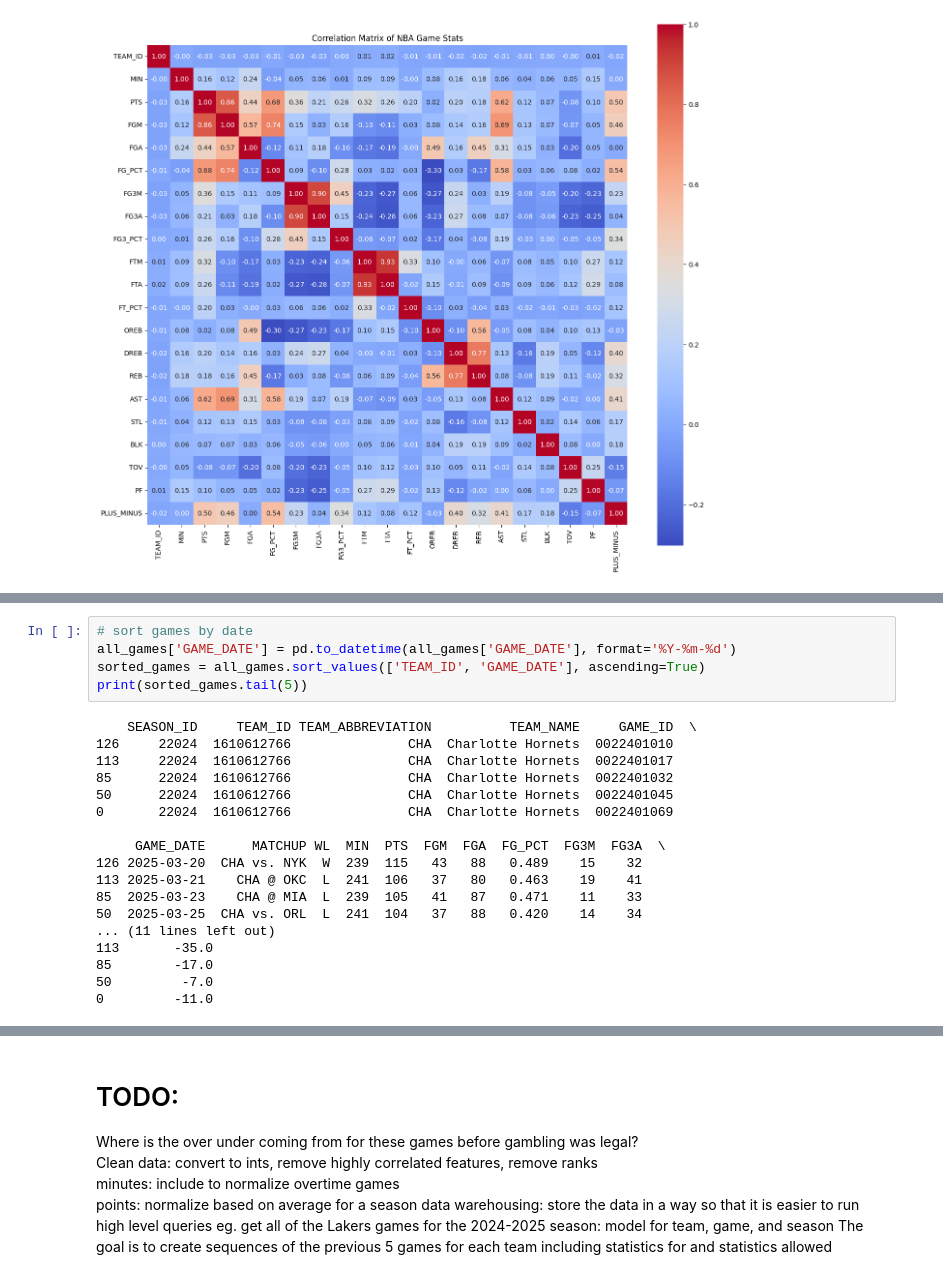
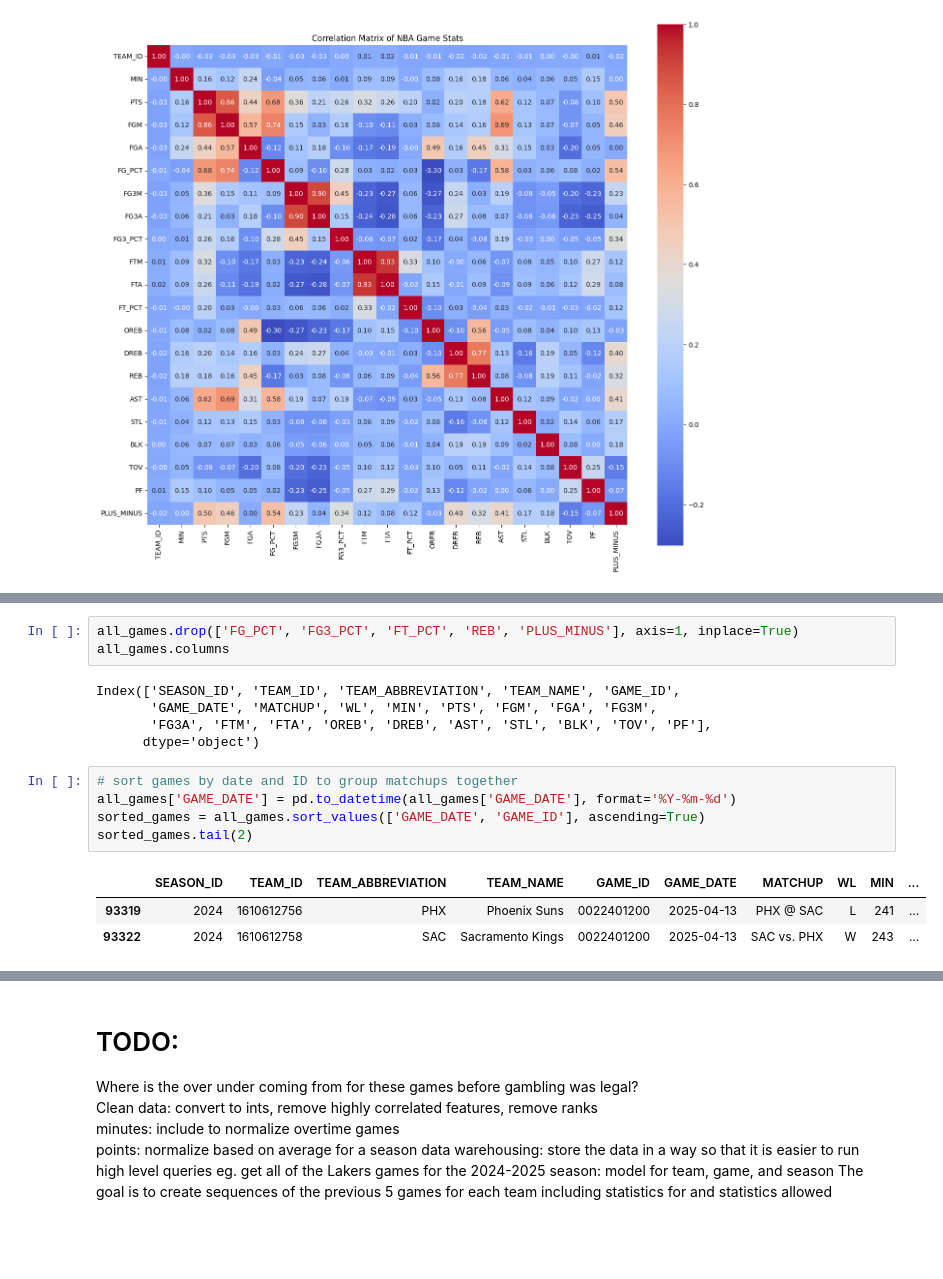
Before and after one commit to wtbtucker/NBA-Machine-Learning-Sports-Betting, a Jupyter notebook: data_mining_pipeline.ipynb, the cells around one changed output, grey strips where cells are left out. Drawn from its saved outputs; the diff is of its cells as text; blank space fills up the shorter version.

```diff
--- a/data_mining_pipeline.ipynb
+++ b/data_mining_pipeline.ipynb
@@ -168,23 +184,17 @@ PLUS_MINUS: point differential
+# %%
+all_games.drop(['FG_PCT', 'FG3_PCT', 'FT_PCT', 'REB', 'PLUS_MINUS'], axis=1, inplace=True)
+all_games.columns
+# %% [output]
+Index(['SEASON_ID', 'TEAM_ID', 'TEAM_ABBREVIATION', 'TEAM_NAME', 'GAME_ID',
+       'GAME_DATE', 'MATCHUP', 'WL', 'MIN', 'PTS', 'FGM', 'FGA', 'FG3M',
+       'FG3A', 'FTM', 'FTA', 'OREB', 'DREB', 'AST', 'STL', 'BLK', 'TOV', 'PF'],
+      dtype='object')
 # %%
-# sort games by date
+# sort games by date and ID to group matchups together
 all_games['GAME_DATE'] = pd.to_datetime(all_games['GAME_DATE'], format='%Y-%m-%d')
-sorted_games = all_games.sort_values(['TEAM_ID', 'GAME_DATE'], ascending=True)
-print(sorted_games.tail(5))
+sorted_games = all_games.sort_values(['GAME_DATE', 'GAME_ID'], ascending=True)
+sorted_games.tail(2)
 # %% [output]
-    SEASON_ID     TEAM_ID TEAM_ABBREVIATION          TEAM_NAME     GAME_ID  \
-126     22024  1610612766               CHA  Charlotte Hornets  0022401010
-113     22024  1610612766               CHA  Charlotte Hornets  0022401017
-85      22024  1610612766               CHA  Charlotte Hornets  0022401032
-50      22024  1610612766               CHA  Charlotte Hornets  0022401045
-0       22024  1610612766               CHA  Charlotte Hornets  0022401069
-
-     GAME_DATE      MATCHUP WL  MIN  PTS  FGM  FGA  FG_PCT  FG3M  FG3A  \
-126 2025-03-20  CHA vs. NYK  W  239  115   43   88   0.489    15    32
-113 2025-03-21    CHA @ OKC  L  241  106   37   80   0.463    19    41
-85  2025-03-23    CHA @ MIA  L  239  105   41   87   0.471    11    33
-50  2025-03-25  CHA vs. ORL  L  241  104   37   88   0.420    14    34
-... (11 lines left out)
-113       -35.0
-85        -17.0
-50         -7.0
-0         -11.0
+|  | SEASON_ID | TEAM_ID | TEAM_ABBREVIATION | TEAM_NAME | GAME_ID | GAME_DATE | MATCHUP | WL | MIN | ... |
+| 93319 | 2024 | 1610612756 | PHX | Phoenix Suns | 0022401200 | 2025-04-13 | PHX @ SAC | L | 241 | ... |
+| 93322 | 2024 | 1610612758 | SAC | Sacramento Kings | 0022401200 | 2025-04-13 | SAC vs. PHX | W | 243 | ... |
```
Also changed, not shown: parts of 15 cells of this notebook.
